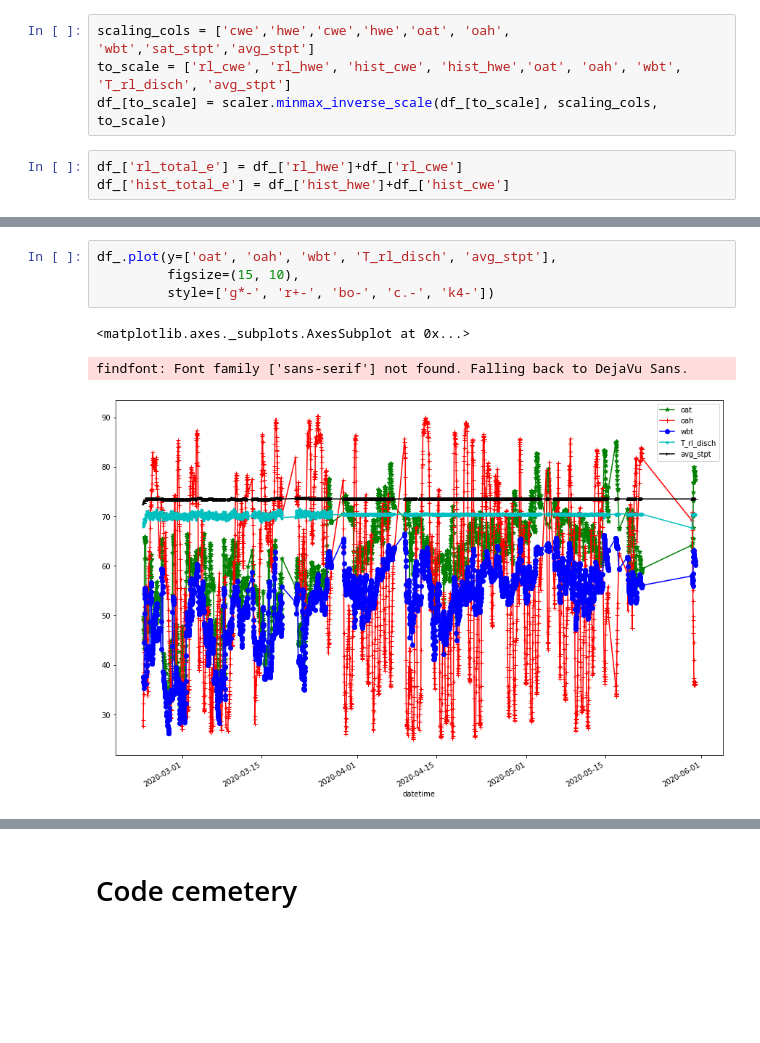
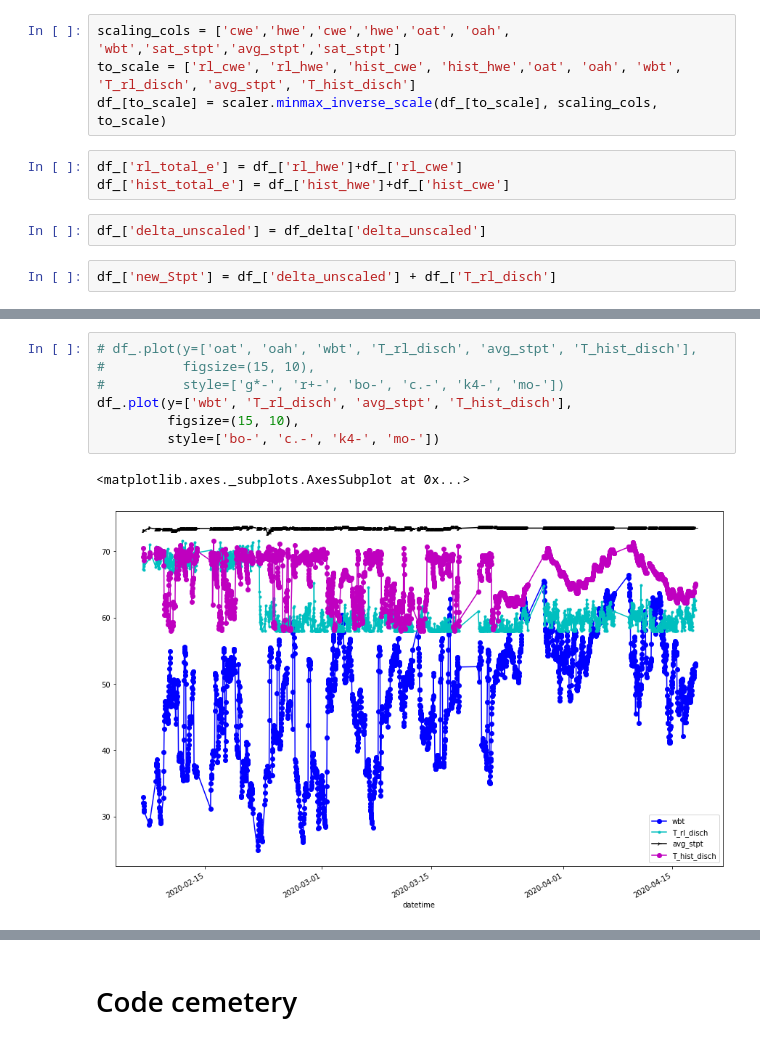
Before and after one commit to AvisekNaug/ah_deployment, a Jupyter notebook: notebooks/Analyzing Experiment Output.ipynb, the cells around one changed output, grey strips where cells are left out. Cells and saved outputs as stored; diff of their text form; blank space fills up the shorter version.

```diff
--- a/notebooks/Analyzing Experiment Output.ipynb
+++ b/notebooks/Analyzing Experiment Output.ipynb
@@ -35,9 +37,13 @@ dict_keys(['pchwst', 'vrf50', 'oat', 'sat', 'sat_stpt', 'oah', 'vrf67', 'pchw_fl
 # %%
 df = df_.copy()
 # %%
-scaling_cols = ['cwe','hwe','cwe','hwe','oat', 'oah', 'wbt','sat_stpt','avg_stpt']
-to_scale = ['rl_cwe', 'rl_hwe', 'hist_cwe', 'hist_hwe','oat', 'oah', 'wbt', 'T_rl_disch', 'avg_stpt']
+scaling_cols = ['cwe','hwe','cwe','hwe','oat', 'oah', 'wbt','sat_stpt','avg_stpt','sat_stpt']
+to_scale = ['rl_cwe', 'rl_hwe', 'hist_cwe', 'hist_hwe','oat', 'oah', 'wbt', 'T_rl_disch', 'avg_stpt', 'T_hist_disch']
 df_[to_scale] = scaler.minmax_inverse_scale(df_[to_scale], scaling_cols, to_scale)
 # %%
 df_['rl_total_e'] = df_['rl_hwe']+df_['rl_cwe']
 df_['hist_total_e'] = df_['hist_hwe']+df_['hist_cwe']
+# %%
+df_['delta_unscaled'] = df_delta['delta_unscaled']
+# %%
+df_['new_Stpt'] = df_['delta_unscaled'] + df_['T_rl_disch']
@@ -44,9 +83,11 @@ df_['hist_total_e'] = df_['hist_hwe']+df_['hist_cwe']
 # %%
-df_.plot(y=['oat', 'oah', 'wbt', 'T_rl_disch', 'avg_stpt'],
+# df_.plot(y=['oat', 'oah', 'wbt', 'T_rl_disch', 'avg_stpt', 'T_hist_disch'],
+#          figsize=(15, 10),
+#          style=['g*-', 'r+-', 'bo-', 'c.-', 'k4-', 'mo-'])
+df_.plot(y=['wbt', 'T_rl_disch', 'avg_stpt', 'T_hist_disch'],
          figsize=(15, 10),
-         style=['g*-', 'r+-', 'bo-', 'c.-', 'k4-'])
+         style=['bo-', 'c.-', 'k4-', 'mo-'])
 # %% [output]
 <matplotlib.axes._subplots.AxesSubplot at 0x...>
-findfont: Font family ['sans-serif'] not found. Falling back to DejaVu Sans.
-[figure, old version]
+[figure, new version]
 # %%
```
Also changed, not shown: parts of 14 cells of this notebook, 8 other files.
